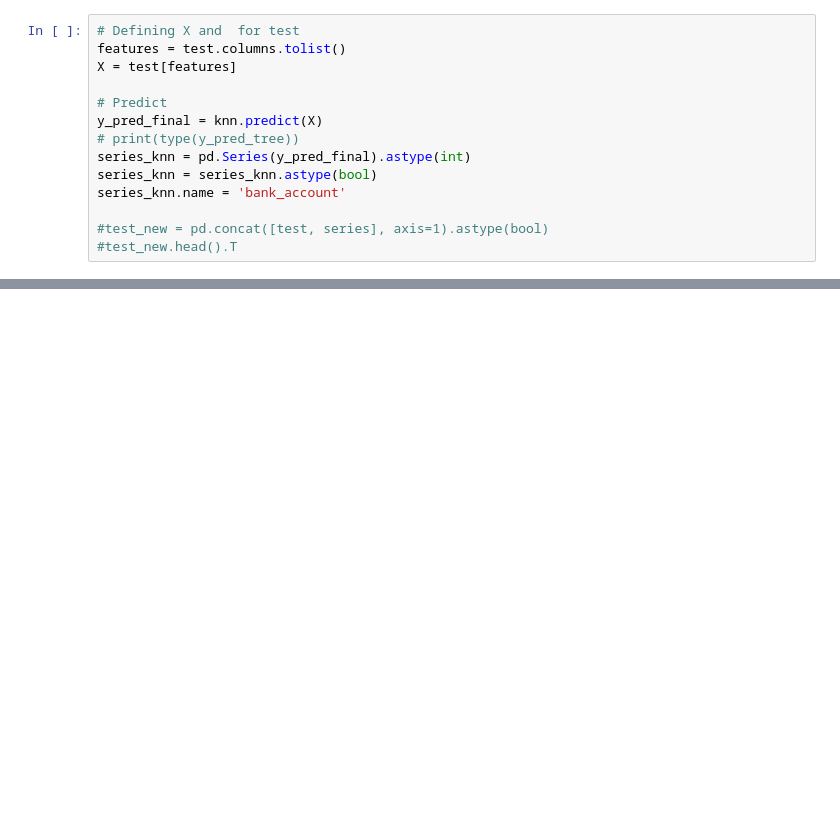
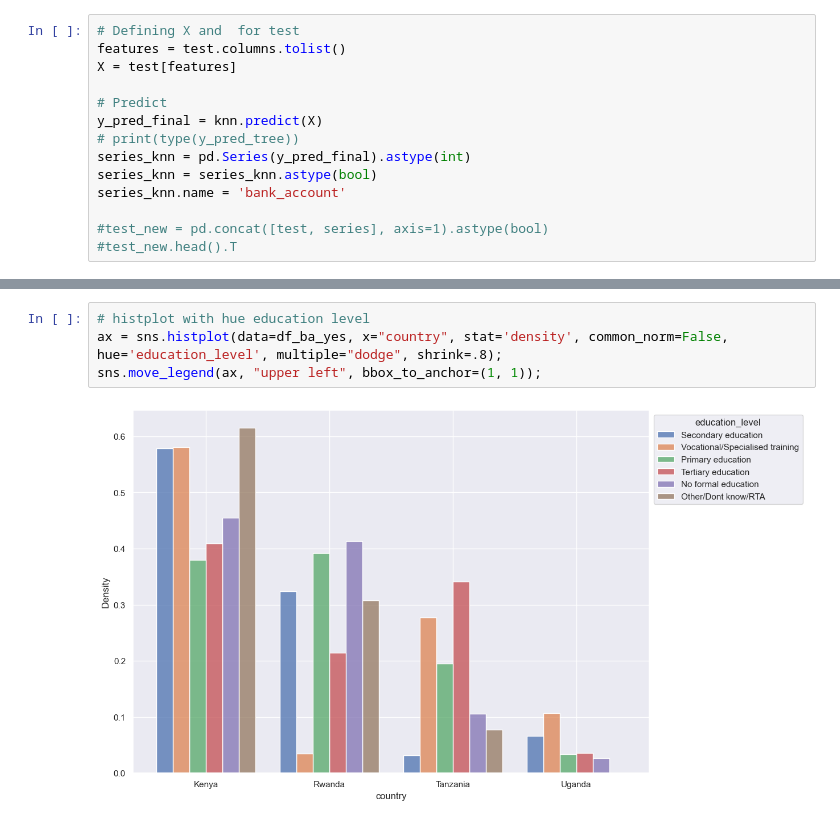
Before and after one commit to ShahiW/Financial-Inclusion-Project, a Jupyter notebook: Shahi.ipynb, the cells around one changed output, grey strips where cells are left out. Saved outputs shown, nothing was run; the diff lists cells and outputs as text; blank space fills up the shorter version.

```diff
--- a/Shahi.ipynb
+++ b/Shahi.ipynb
@@ -253,0 +593,6 @@ final_df.to_csv(file_path, index=False)
+# %%
+# histplot with hue education level
+ax = sns.histplot(data=df_ba_yes, x="country", stat='density', common_norm=False, hue='education_level', multiple="dodge", shrink=.8);
+sns.move_legend(ax, "upper left", bbox_to_anchor=(1, 1));
+# %% [output]
+[figure, added]
```
Also changed, not shown: parts of 36 cells of this notebook.
